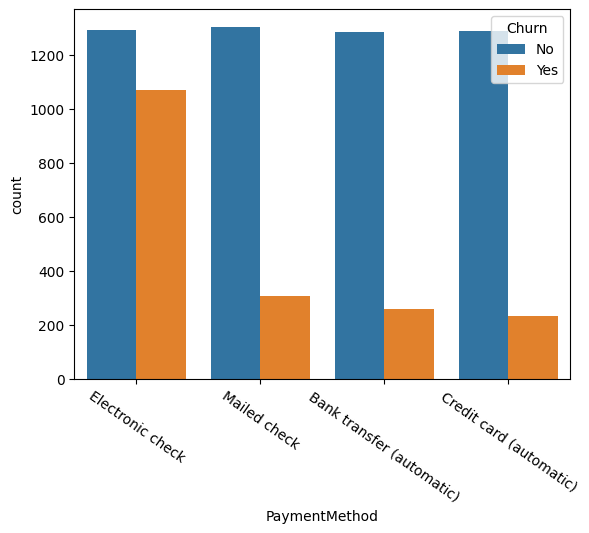
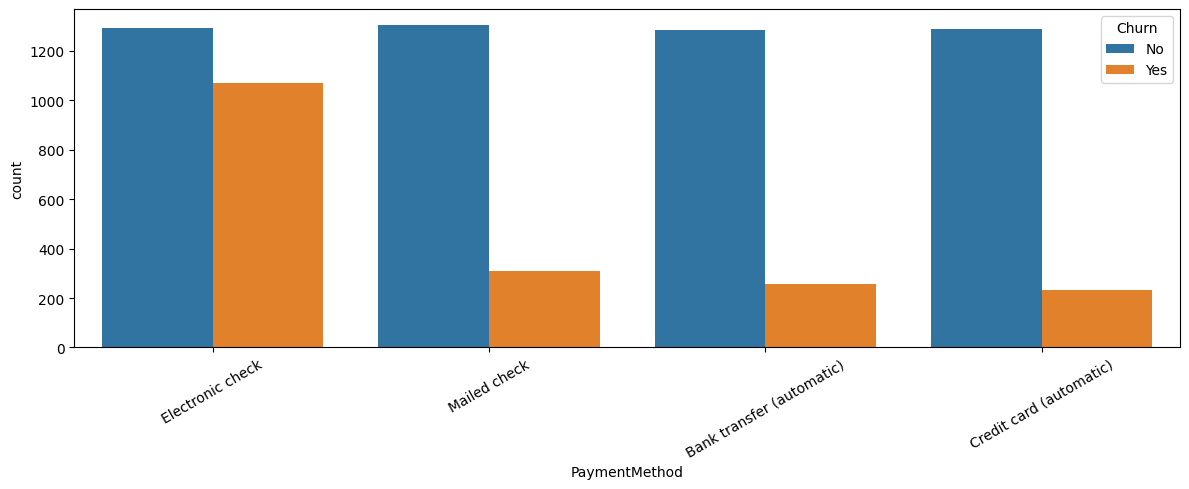
The notebook cell's code change between the first figure and the second:
--- before
+++ after
@@ -1,5 +1,5 @@
+plt.figure(figsize=(12,5))
 sns.countplot(x='PaymentMethod', hue='Churn', data=df)
-plt.xticks(rotation=325)
-plt.figure(figsize=(25,45))
+plt.xticks(rotation=30)
 plt.tight_layout()
 plt.show()

Commit: fixed the file path bug and updated markdown